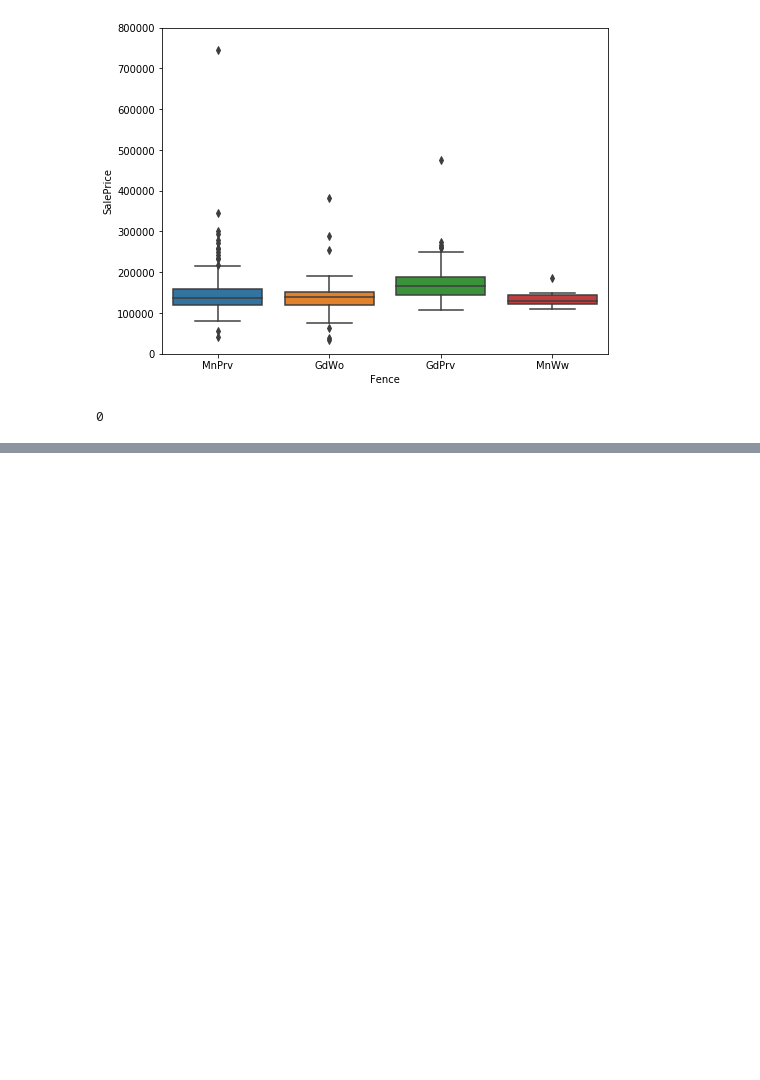
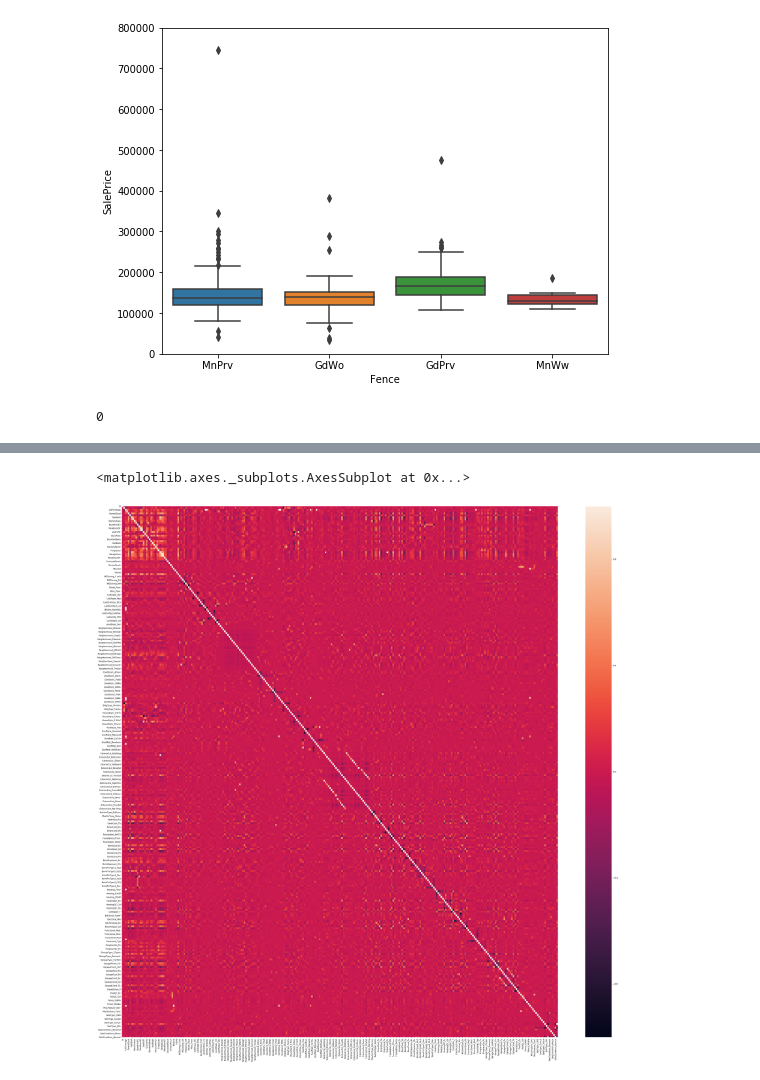
Before and after one commit to M-Garrigues/Kaggle-House-Prices, a Jupyter notebook: notebooks/data_preparation.ipynb, the cells around one changed output, grey strips where cells are left out. Cells and saved outputs as stored; diff of their text form; code cells hidden in the pictures; blank space fills up the shorter version.

Commit message:
Added dummies analysis

```diff
--- a/notebooks/data_preparation.ipynb
+++ b/notebooks/data_preparation.ipynb
@@ -94,0 +119,3 @@ processed_data.to_csv()
+# %%
+dummies = pd.get_dummies(data)
+dummies
@@ -94,0 +141,3 @@ processed_data.to_csv()
+# %%
+corrmat = dummies.corr()
+corrmat
@@ -94,0 +163,6 @@ processed_data.to_csv()
+# %%
+plt.figure(figsize=(50, 50))
+sns.heatmap(corrmat)
+# %% [output]
+<matplotlib.axes._subplots.AxesSubplot at 0x...>
+[figure, added]
```
Also changed, not shown: parts of 7 cells of this notebook.
